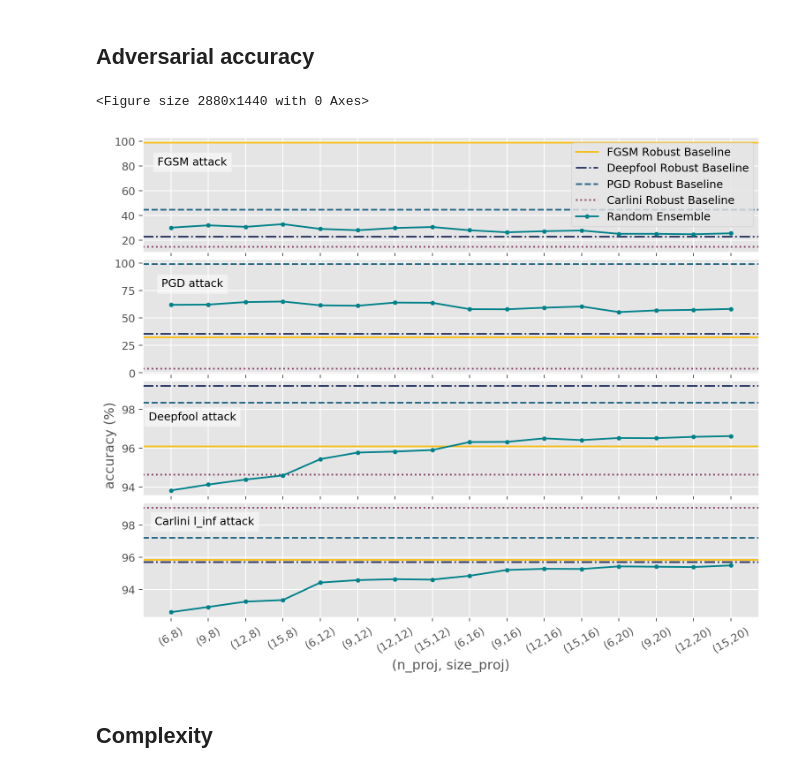
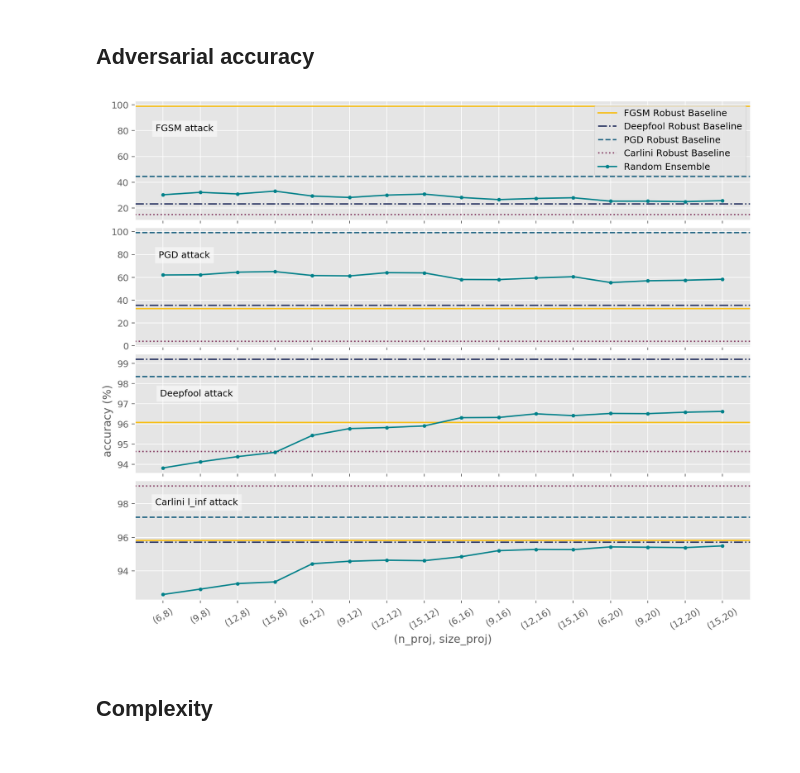
Before and after one commit to ginevracoal/adversarial_examples, a Jupyter notebook: notebooks/plots.ipynb, the cells around one changed output. Saved outputs shown, nothing was run; the diff lists cells and outputs as text; code cells hidden in the pictures.

```diff
--- a/notebooks/plots.ipynb
+++ b/notebooks/plots.ipynb
@@ -54,9 +54,7 @@ xlab = ["(6,8)","(9,8)","(12,8)","(15,8)",
         "(6,20)","(9,20)","(12,20)","(15,20)",]
 x = range(16)
 
-figure(num=None, figsize=(16, 8), dpi=180, facecolor='w', edgecolor='k')
-
-fig, (ax1, ax2, ax3, ax4) = plt.subplots(nrows=4, ncols=1, sharex=True, figsize=(10, 8), dpi=180)
+fig, (ax1, ax2, ax3, ax4) = plt.subplots(nrows=4, ncols=1, sharex=True, figsize=(12, 10), dpi=180)
 plt.ylabel('accuracy (%)', position=(0.5,1.5))
 plt.xlabel('(n_proj, size_proj)')
 plt.xticks(x, xlab, rotation=30)
@@ -77,36 +75,35 @@ ax1.set_title("FGSM attack", fontdict={'fontsize': 10, 'fontweight': 'medium'},
 ax2.axhline(y=fgsm_robust_baseline[2], color="#f7be16",label='FGSM Robust Baseline')
 ax2.axhline(y=deepfool_robust_baseline[2], color="#293462", label='Deepfool Robust Baseline', ls="-.")
 ax2.axhline(y=pgd_robust_baseline[2], color="#216583", label='PGD Robust Baseline', ls="--")
 ax2.axhline(y=carlini_robust_baseline[2], color="#843b62", label='Carlini Robust Baseline', ls=":")
 ax2.plot(x,random_pgd,color="#00818a",label='Random Ensemble', marker=".")
 #ax2.legend(loc='best', title="PGD attack")#,bbox_to_anchor=(0.65, 0.5, 0.5, 0.5))
 ax2.set_title("PGD attack", fontdict={'fontsize': 10, 'fontweight': 'medium'}, x=0.08, y=0.7,
              bbox=dict(facecolor='white', alpha=0.5))
 
 #ax3.axhline(y=baseline_deepf, color="#293462",label='Baseline on DeepFool',  ls="dashed", linewidth=1)
 ax3.axhline(y=fgsm_robust_baseline[3], color="#f7be16",label='FGSM Robust Baseline')
 ax3.axhline(y=deepfool_robust_baseline[3], color="#293462", label='Deepfool Robust Baseline', ls="-.")
 ax3.axhline(y=pgd_robust_baseline[3], color="#216583", label='PGD Robust Baseline', ls="--")
 ax3.axhline(y=carlini_robust_baseline[3], color="#843b62", label='Carlini Robust Baseline', ls=":")
 ax3.plot(x,random_deepf,color="#00818a",label='Random Ensemble', marker=".")
 #ax3.legend(loc='best', title="Deepfool attack")#,bbox_to_anchor=(0.65, 0.5, 0.5, 0.5))
-ax3.set_title("Deepfool attack", fontdict={'fontsize': 10, 'fontweight': 'medium'}, x=0.08, y=0.6,
+ax3.set_title("Deepfool attack", fontdict={'fontsize': 10, 'fontweight': 'medium'}, x=0.1, y=0.6,
              bbox=dict(facecolor='white', alpha=0.5))
 
 #ax4.axhline(y=baseline_carlini_linf, color="#293462",label='Baseline on Carlini',  ls="dashed", linewidth=1)
 ax4.axhline(y=fgsm_robust_baseline[4], color="#f7be16",label='FGSM Robust Baseline')
 ax4.axhline(y=deepfool_robust_baseline[4], color="#293462", label='Deepfool Robust Baseline', ls="-.")
 ax4.axhline(y=pgd_robust_baseline[4], color="#216583", label='PGD Robust Baseline', ls="--")
 ax4.axhline(y=carlini_robust_baseline[4], color="#843b62", label='Carlini Robust Baseline', ls=":")
 ax4.plot(x,random_carlini_linf,color="#00818a",label='Random Ensemble', marker=".")
 #ax4.legend(loc='best', title="Carlini l_inf attack")#,bbox_to_anchor=(0.65, 0., 0.5, 0.5))
 ax4.set_title("Carlini l_inf attack", fontdict={'fontsize': 10, 'fontweight': 'medium'}, x=0.1, y=0.75,
              bbox=dict(facecolor='white', alpha=0.5))
 
 fig.show()
 # %% [output]
-<Figure size 2880x1440 with 0 Axes>
-[figure, old version]
+[figure, new version]
 # %%
 # data
 baseline_fgsm = 24.17
```
Also changed, not shown: parts of 1 cell of this notebook, 2 other files.
